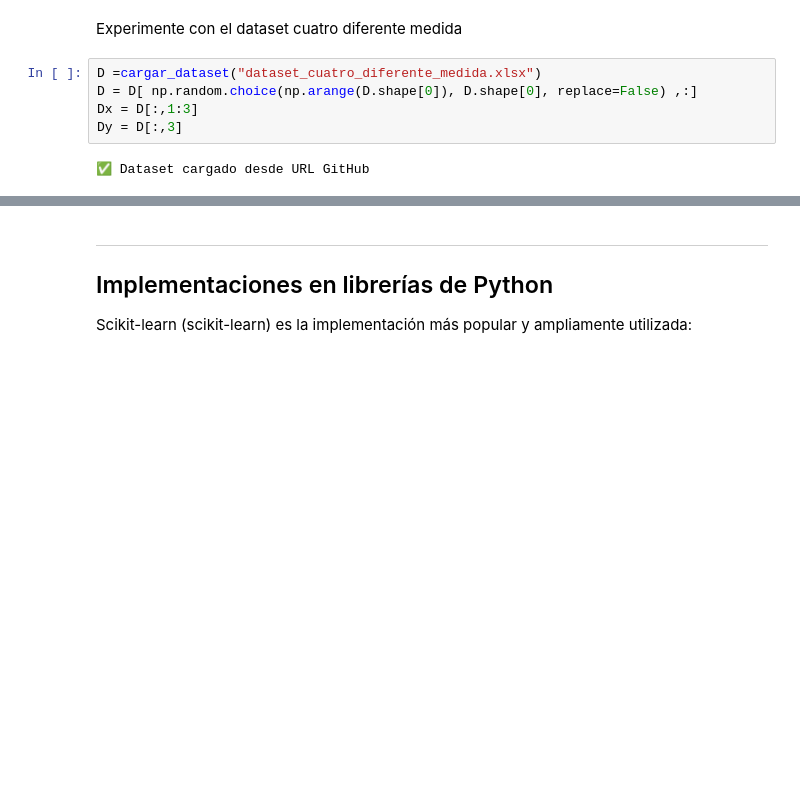
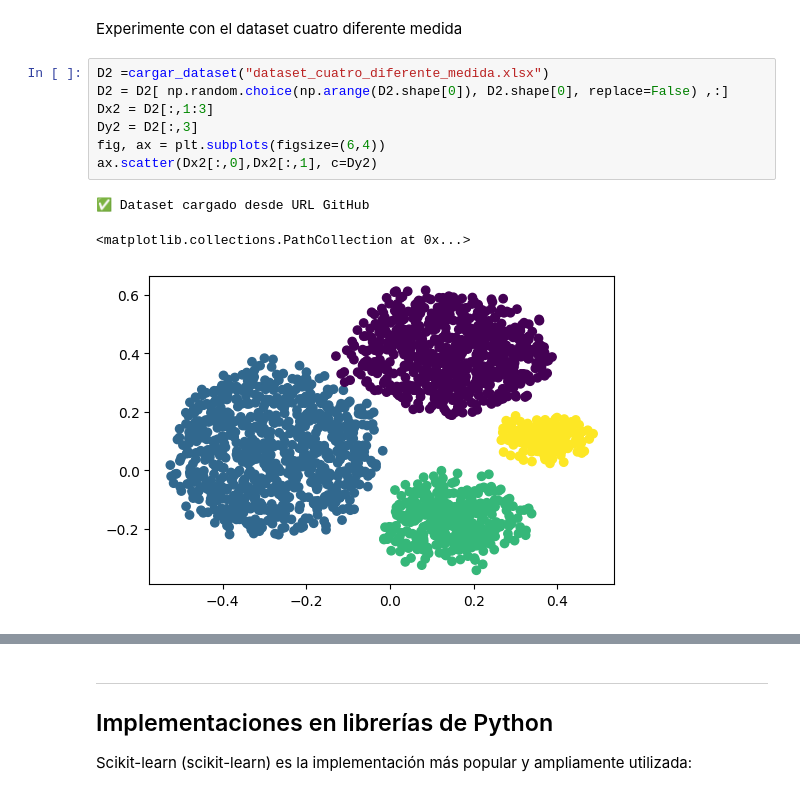
Before and after one commit to SandraNavarrete-docente/aprendizaje-automatico-252601, a Jupyter notebook: 04-MODELOS-NO-SUPERVISADOS/4_7_Métodos_de_clustering_basado_en_modelos_probabilisticos.ipynb, the cells around one changed output, grey strips where cells are left out. Saved outputs shown, nothing was run; the diff lists cells and outputs as text; blank space fills up the shorter version.

```diff
--- a/04-MODELOS-NO-SUPERVISADOS/4_7_Métodos_de_clustering_basado_en_modelos_probabilisticos.ipynb
+++ b/04-MODELOS-NO-SUPERVISADOS/4_7_Métodos_de_clustering_basado_en_modelos_probabilisticos.ipynb
@@ -271,11 +292,15 @@ visualizar_gmm(Dx, cDx, sigmas, Dyp)
 # %% [markdown]
 Experimente con el dataset cuatro diferente medida
 # %%
-D =cargar_dataset("dataset_cuatro_diferente_medida.xlsx")
-D = D[ np.random.choice(np.arange(D.shape[0]), D.shape[0], replace=False) ,:]
-Dx = D[:,1:3]
-Dy = D[:,3]
+D2 =cargar_dataset("dataset_cuatro_diferente_medida.xlsx")
+D2 = D2[ np.random.choice(np.arange(D2.shape[0]), D2.shape[0], replace=False) ,:]
+Dx2 = D2[:,1:3]
+Dy2 = D2[:,3]
+fig, ax = plt.subplots(figsize=(6,4))
+ax.scatter(Dx2[:,0],Dx2[:,1], c=Dy2)
 # %% [output]
 ✅ Dataset cargado desde URL GitHub
+<matplotlib.collections.PathCollection at 0x...>
+[figure, added]
 # %%
 # p10. Complete el codigo
```
Also changed, not shown: parts of 23 cells of this notebook.
